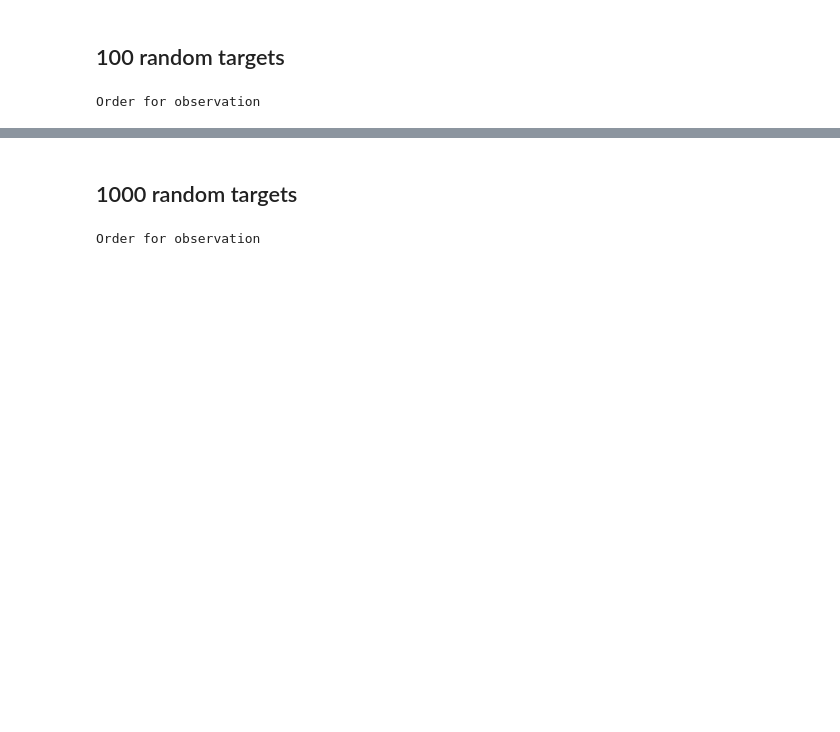
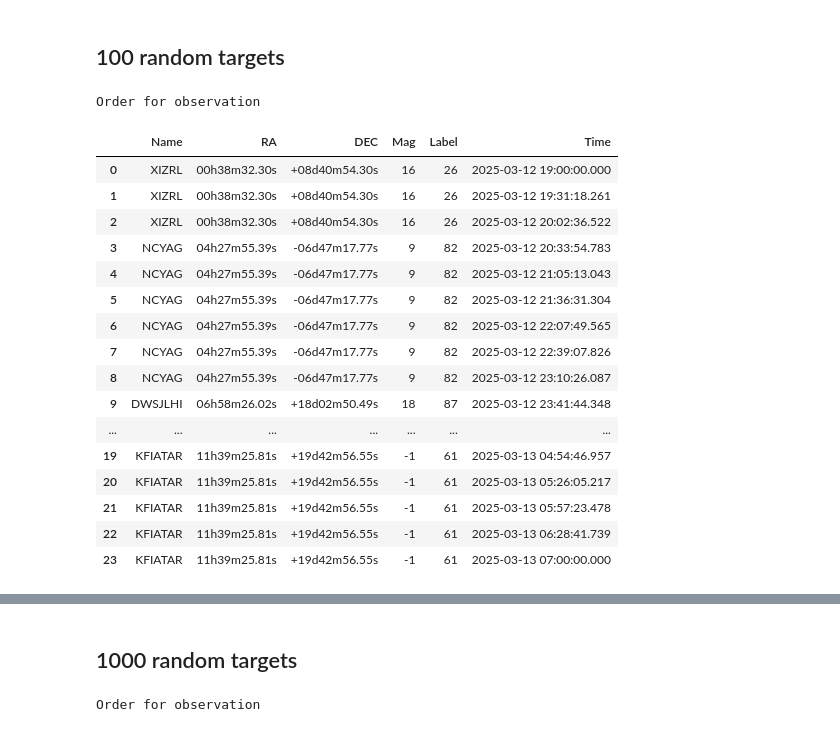
Before and after one commit to ccuellarn/Transient-Operation, a Jupyter notebook: Sketch.ipynb, the cells around one changed output, grey strips where cells are left out. Cells and saved outputs as stored; diff of their text form; code cells hidden in the pictures; blank space fills up the shorter version.

```diff
--- a/Sketch.ipynb
+++ b/Sketch.ipynb
@@ -399,19 +404,37 @@ plt.show()
 # %%
 #Dataframe with random targets
 alerts100 = random_data(100)
 
 #Amount of targets, this is for the labels of graphic
 many100 = len(alerts100) + 1
 
 #Observations with the data
 Data100 = Observations(observer, alerts100, date_i, date_f,timescale,many100,limit)
 time100 = DeltaTime(date_i,date_f,timescale)
 general_time100 = CreateTime(date_i,date_f,timescale)
 graphic100, order100 = OrderLimits(Data100,many100,time100, general_time100)
 
 print('Order for observation')
+order100
 # %% [output]
 Order for observation
+|  | Name | RA | DEC | Mag | Label | Time |
+| 0 | XIZRL | 00h38m32.30s | +08d40m54.30s | 16 | 26 | 2025-03-12 19:00:00.000 |
+| 1 | XIZRL | 00h38m32.30s | +08d40m54.30s | 16 | 26 | 2025-03-12 19:31:18.261 |
+| 2 | XIZRL | 00h38m32.30s | +08d40m54.30s | 16 | 26 | 2025-03-12 20:02:36.522 |
+| 3 | NCYAG | 04h27m55.39s | -06d47m17.77s | 9 | 82 | 2025-03-12 20:33:54.783 |
+| 4 | NCYAG | 04h27m55.39s | -06d47m17.77s | 9 | 82 | 2025-03-12 21:05:13.043 |
+| 5 | NCYAG | 04h27m55.39s | -06d47m17.77s | 9 | 82 | 2025-03-12 21:36:31.304 |
+| 6 | NCYAG | 04h27m55.39s | -06d47m17.77s | 9 | 82 | 2025-03-12 22:07:49.565 |
+| 7 | NCYAG | 04h27m55.39s | -06d47m17.77s | 9 | 82 | 2025-03-12 22:39:07.826 |
+| 8 | NCYAG | 04h27m55.39s | -06d47m17.77s | 9 | 82 | 2025-03-12 23:10:26.087 |
+| 9 | DWSJLHI | 06h58m26.02s | +18d02m50.49s | 18 | 87 | 2025-03-12 23:41:44.348 |
+| ... | ... | ... | ... | ... | ... | ... |
+| 19 | KFIATAR | 11h39m25.81s | +19d42m56.55s | -1 | 61 | 2025-03-13 04:54:46.957 |
+| 20 | KFIATAR | 11h39m25.81s | +19d42m56.55s | -1 | 61 | 2025-03-13 05:26:05.217 |
+| 21 | KFIATAR | 11h39m25.81s | +19d42m56.55s | -1 | 61 | 2025-03-13 05:57:23.478 |
+| 22 | KFIATAR | 11h39m25.81s | +19d42m56.55s | -1 | 61 | 2025-03-13 06:28:41.739 |
+| 23 | KFIATAR | 11h39m25.81s | +19d42m56.55s | -1 | 61 | 2025-03-13 07:00:00.000 |
 # %%
 plt.style.use(astropy_mpl_style)
 quantity_support()
```
Also changed, not shown: parts of 8 cells of this notebook.
